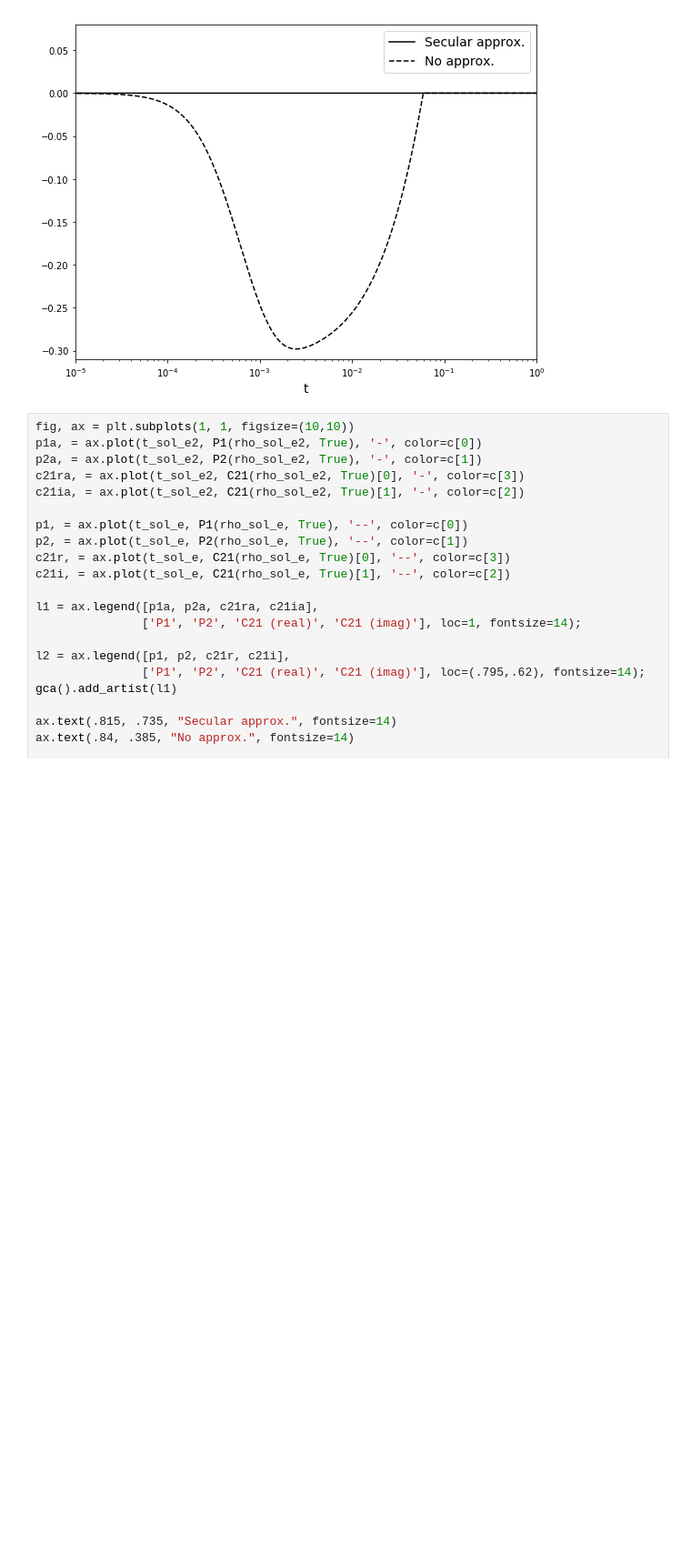
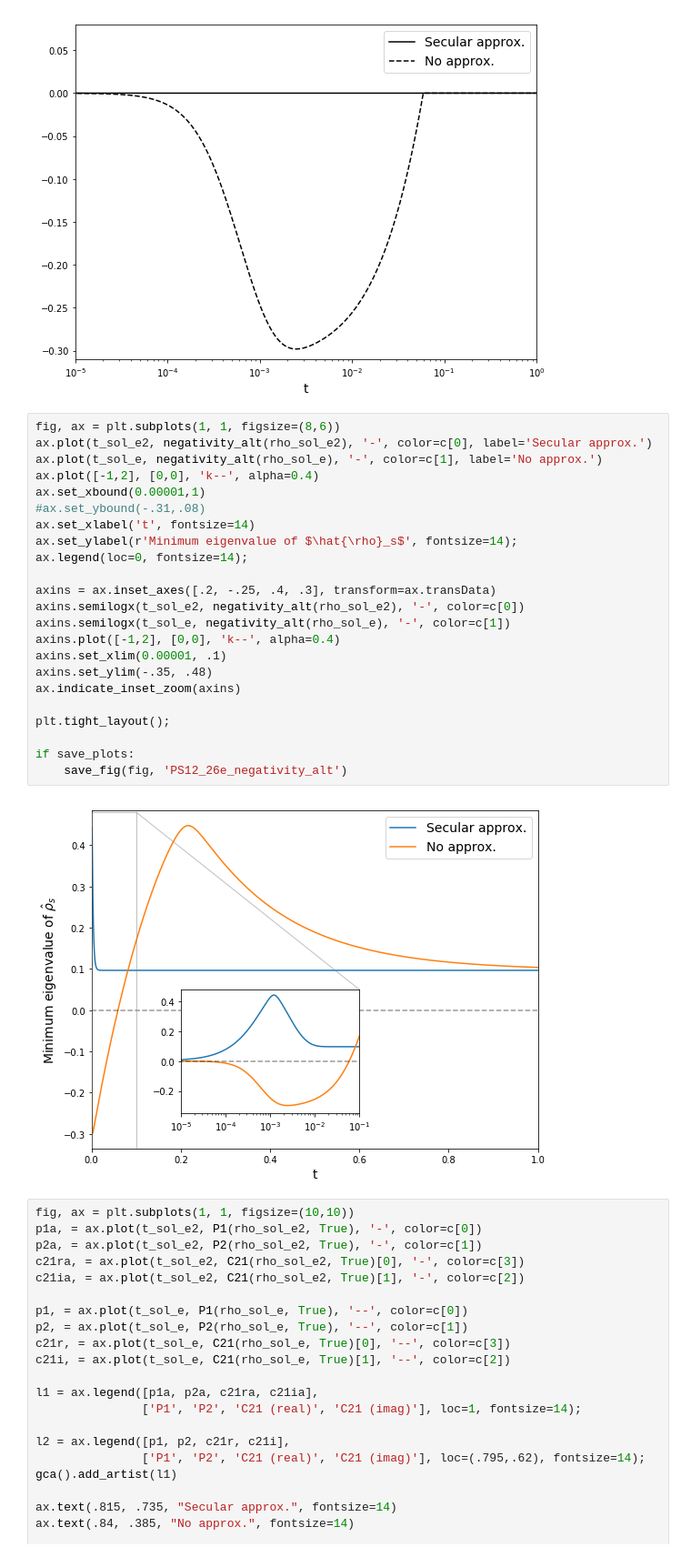
Before and after one commit to iyanmv/OQS_ws18-19, a Jupyter notebook: PS12/PS12.ipynb, the cells around one changed output. Shown at 91% size. Drawn from its saved outputs; the diff is of its cells as text; blank space fills up the shorter version.

```diff
--- a/PS12/PS12.ipynb
+++ b/PS12/PS12.ipynb
@@ -477,6 +504,31 @@ if save_plots:
     save_fig(fig, 'PS12_26e_negativity')
 # %% [output]
 [figure]
+# %%
+fig, ax = plt.subplots(1, 1, figsize=(8,6))
+ax.plot(t_sol_e2, negativity_alt(rho_sol_e2), '-', color=c[0], label='Secular approx.')
+ax.plot(t_sol_e, negativity_alt(rho_sol_e), '-', color=c[1], label='No approx.')
+ax.plot([-1,2], [0,0], 'k--', alpha=0.4)
+ax.set_xbound(0.00001,1)
+#ax.set_ybound(-.31,.08)
+ax.set_xlabel('t', fontsize=14)
+ax.set_ylabel(r'Minimum eigenvalue of $\hat{\rho}_s$', fontsize=14);
+ax.legend(loc=0, fontsize=14);
+
+axins = ax.inset_axes([.2, -.25, .4, .3], transform=ax.transData)
+axins.semilogx(t_sol_e2, negativity_alt(rho_sol_e2), '-', color=c[0])
+axins.semilogx(t_sol_e, negativity_alt(rho_sol_e), '-', color=c[1])
+axins.plot([-1,2], [0,0], 'k--', alpha=0.4)
+axins.set_xlim(0.00001, .1)
+axins.set_ylim(-.35, .48)
+ax.indicate_inset_zoom(axins)
+
+plt.tight_layout();
+
+if save_plots:
+    save_fig(fig, 'PS12_26e_negativity_alt')
+# %% [output]
+[figure, added]
 # %%
 fig, ax = plt.subplots(1, 1, figsize=(10,10))
 p1a, = ax.plot(t_sol_e2, P1(rho_sol_e2, True), '-', color=c[0])
```
Also changed, not shown: parts of 3 cells of this notebook, 7 other files.
